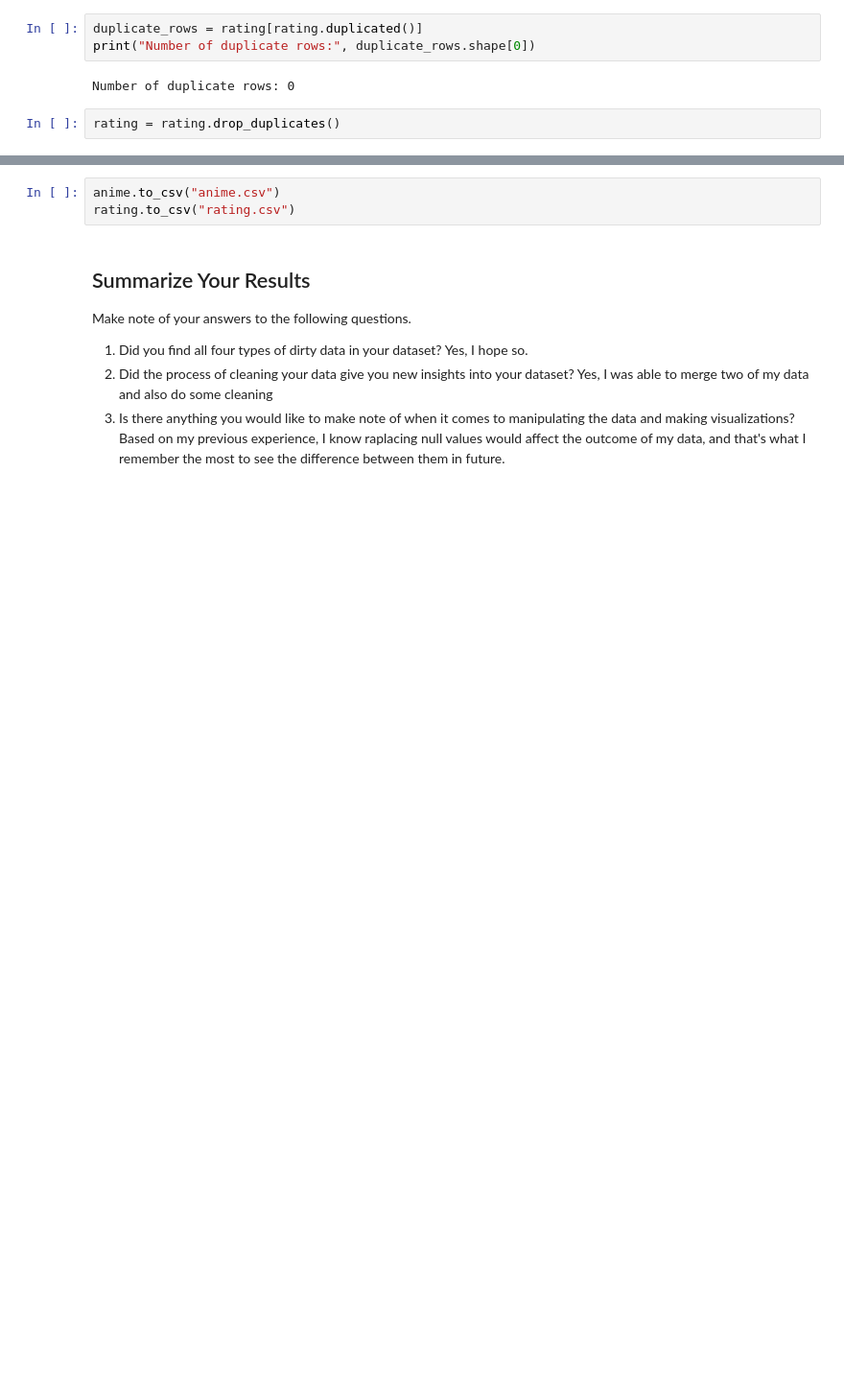
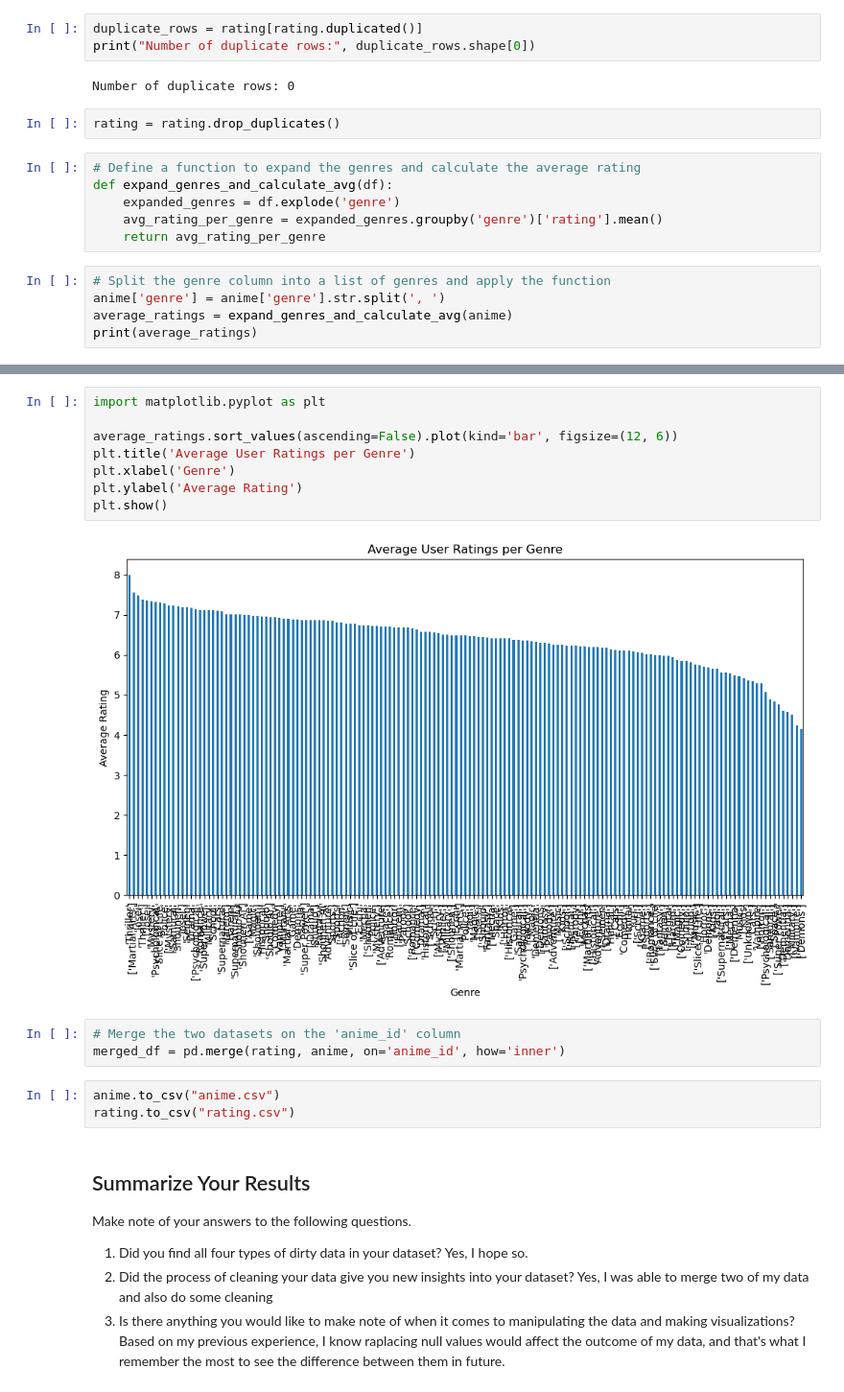
Before and after one commit to fsaidova74/cleaning-data-checkpoint, a Jupyter notebook: checkpoint-three.ipynb, the cells around one changed output, grey strips where cells are left out. Shown at 96% size. Cells and saved outputs as stored; diff of their text form; blank space fills up the shorter version.

```diff
--- a/checkpoint-three.ipynb
+++ b/checkpoint-three.ipynb
@@ -206,3 +207,14 @@ print("Number of duplicate rows:", duplicate_rows.shape[0])
 Number of duplicate rows: 0
 # %%
 rating = rating.drop_duplicates()
+# %%
+# Define a function to expand the genres and calculate the average rating
+def expand_genres_and_calculate_avg(df):
+    expanded_genres = df.explode('genre')
+    avg_rating_per_genre = expanded_genres.groupby('genre')['rating'].mean()
+    return avg_rating_per_genre
+# %%
+# Split the genre column into a list of genres and apply the function
+anime['genre'] = anime['genre'].str.split(', ')
+average_ratings = expand_genres_and_calculate_avg(anime)
+print(average_ratings)
@@ -209,3 +235,16 @@ rating = rating.drop_duplicates()
+# %%
+import matplotlib.pyplot as plt
+
+average_ratings.sort_values(ascending=False).plot(kind='bar', figsize=(12, 6))
+plt.title('Average User Ratings per Genre')
+plt.xlabel('Genre')
+plt.ylabel('Average Rating')
+plt.show()
+# %% [output]
+[figure, added]
+# %%
+# Merge the two datasets on the 'anime_id' column
+merged_df = pd.merge(rating, anime, on='anime_id', how='inner')
 # %%
 anime.to_csv("anime.csv")
 rating.to_csv("rating.csv")
```
Also changed, not shown: parts of 7 cells of this notebook.
